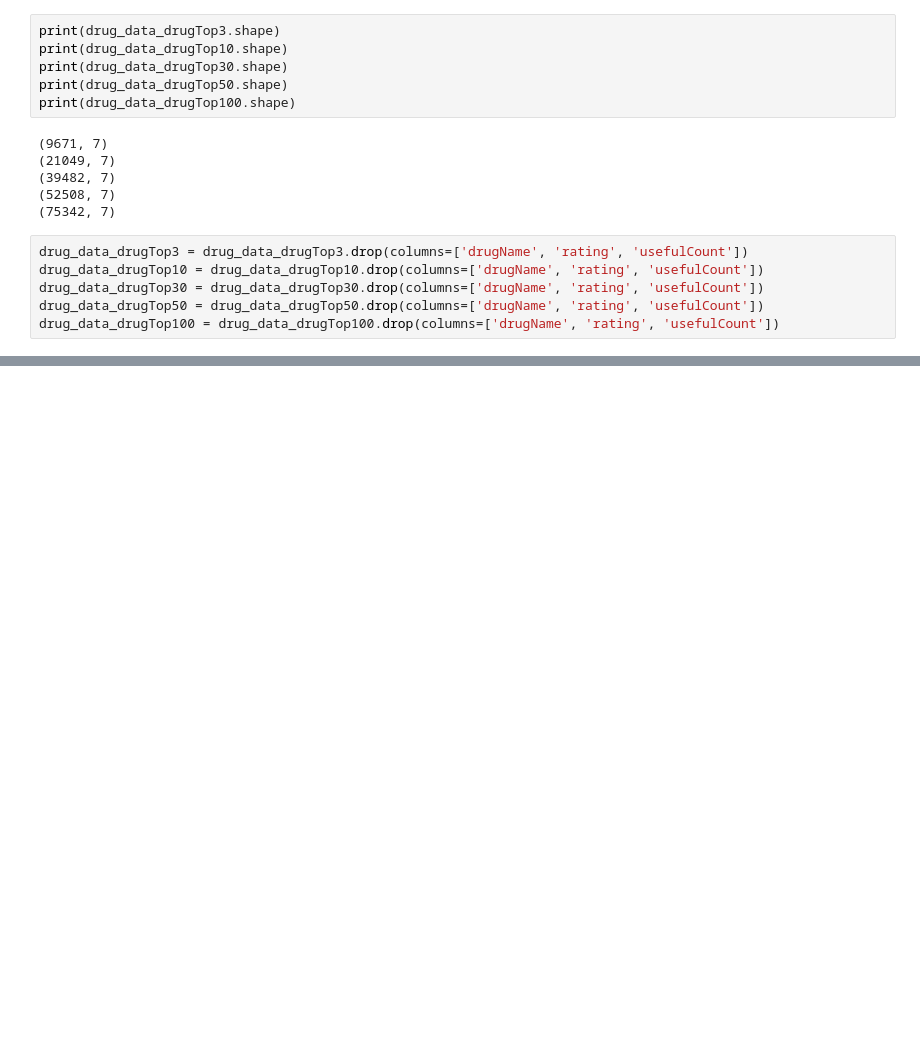
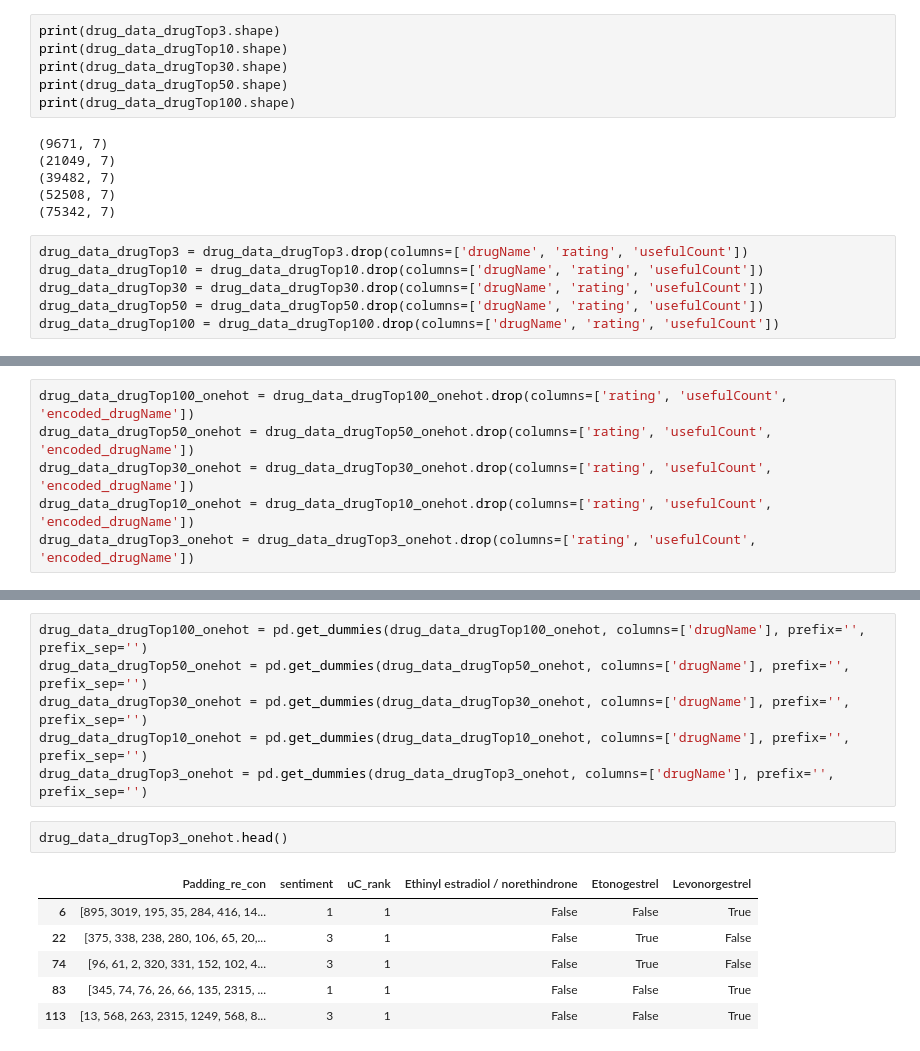
Before and after one commit to 2j0123/Drug-Review-Data-Predictions-Drug-Name, a Jupyter notebook: Drug_Data_Preprocess.ipynb, the cells around one changed output, grey strips where cells are left out. Saved outputs shown, nothing was run; the diff lists cells and outputs as text; blank space fills up the shorter version.

```diff
--- a/Drug_Data_Preprocess.ipynb
+++ b/Drug_Data_Preprocess.ipynb
@@ -926,0 +920,6 @@ drug_data_drugTop100.to_csv('data/drug_data_drugTop100.csv', index=False)
+# %%
+drug_data_drugTop100_onehot = drug_data_drugTop100_onehot.drop(columns=['rating', 'usefulCount', 'encoded_drugName'])
+drug_data_drugTop50_onehot = drug_data_drugTop50_onehot.drop(columns=['rating', 'usefulCount', 'encoded_drugName'])
+drug_data_drugTop30_onehot = drug_data_drugTop30_onehot.drop(columns=['rating', 'usefulCount', 'encoded_drugName'])
+drug_data_drugTop10_onehot = drug_data_drugTop10_onehot.drop(columns=['rating', 'usefulCount', 'encoded_drugName'])
+drug_data_drugTop3_onehot = drug_data_drugTop3_onehot.drop(columns=['rating', 'usefulCount', 'encoded_drugName'])
@@ -926,0 +959,15 @@ drug_data_drugTop100.to_csv('data/drug_data_drugTop100.csv', index=False)
+# %%
+drug_data_drugTop100_onehot = pd.get_dummies(drug_data_drugTop100_onehot, columns=['drugName'], prefix='', prefix_sep='')
+drug_data_drugTop50_onehot = pd.get_dummies(drug_data_drugTop50_onehot, columns=['drugName'], prefix='', prefix_sep='')
+drug_data_drugTop30_onehot = pd.get_dummies(drug_data_drugTop30_onehot, columns=['drugName'], prefix='', prefix_sep='')
+drug_data_drugTop10_onehot = pd.get_dummies(drug_data_drugTop10_onehot, columns=['drugName'], prefix='', prefix_sep='')
+drug_data_drugTop3_onehot = pd.get_dummies(drug_data_drugTop3_onehot, columns=['drugName'], prefix='', prefix_sep='')
+# %%
+drug_data_drugTop3_onehot.head()
+# %% [output]
+|  | Padding_re_con | sentiment | uC_rank | Ethinyl estradiol / norethindrone | Etonogestrel | Levonorgestrel |
+| 6 | [895, 3019, 195, 35, 284, 416, 14... | 1 | 1 | False | False | True |
+| 22 | [375, 338, 238, 280, 106, 65, 20,... | 3 | 1 | False | True | False |
+| 74 | [96, 61, 2, 320, 331, 152, 102, 4... | 3 | 1 | False | True | False |
+| 83 | [345, 74, 76, 26, 66, 135, 2315, ... | 1 | 1 | False | False | True |
+| 113 | [13, 568, 263, 2315, 1249, 568, 8... | 3 | 1 | False | False | True |
```
Also changed, not shown: parts of 25 cells of this notebook, 1 other file.
